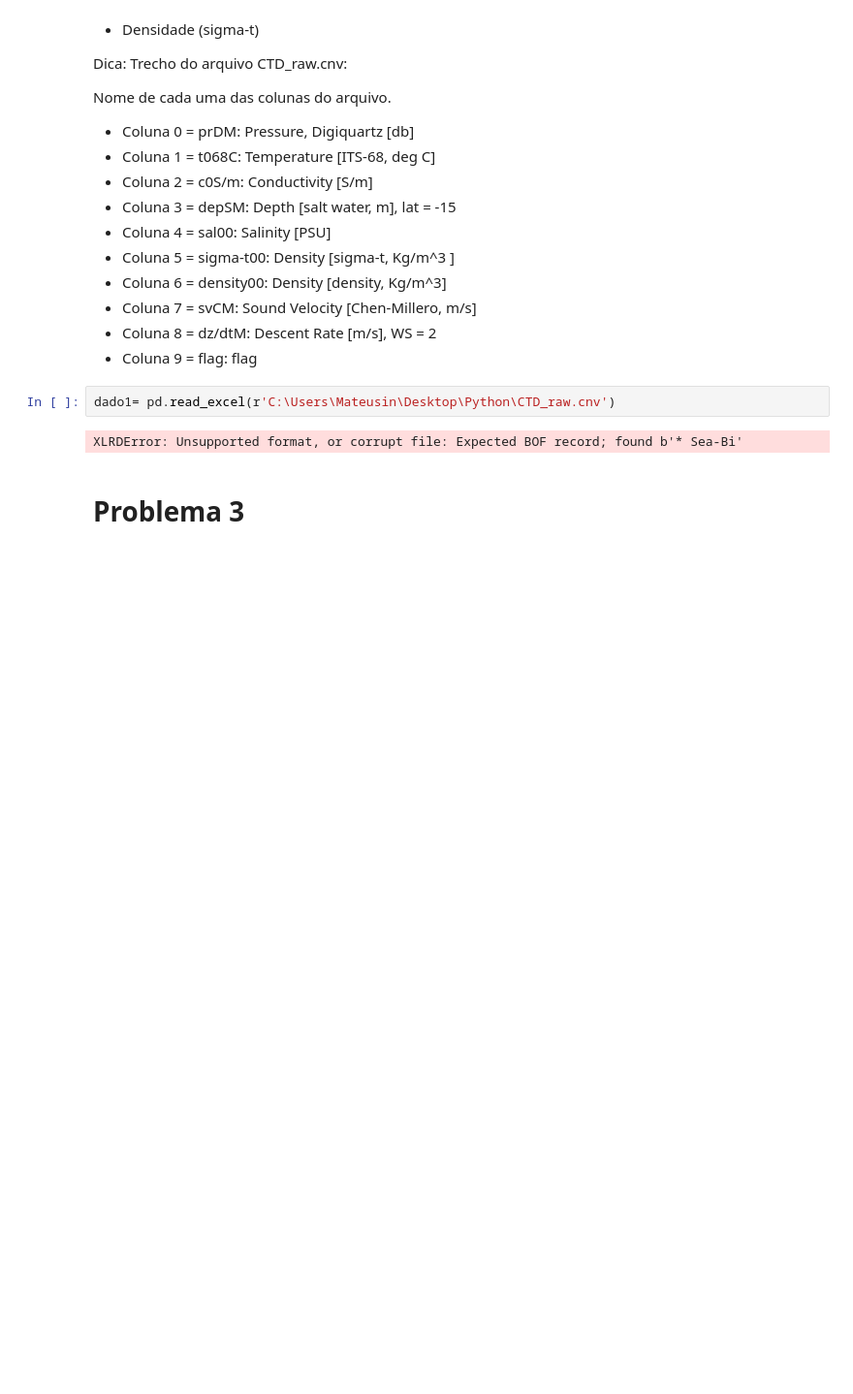
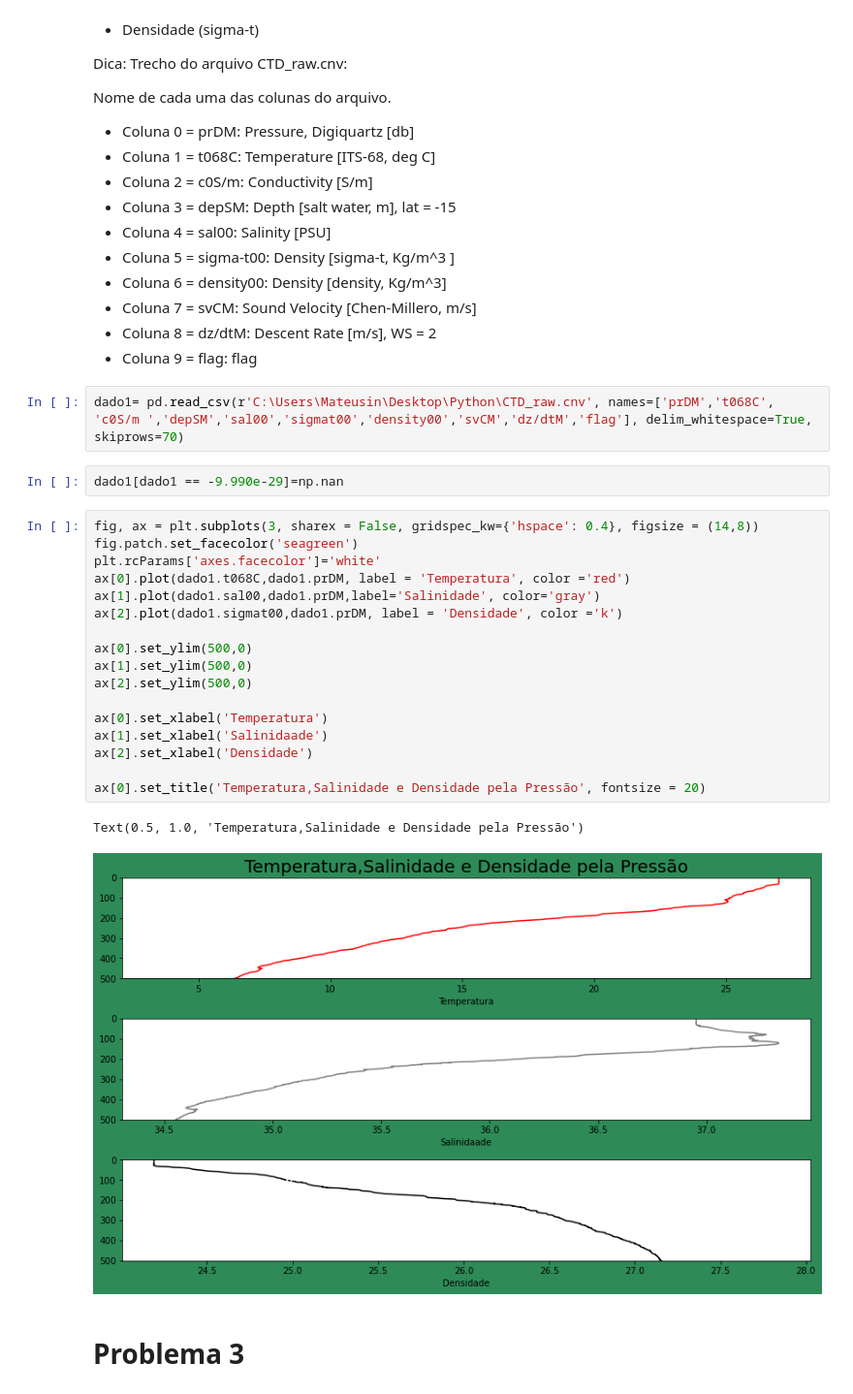
Before and after one commit to mateusenviromentscientist/Python_Lessons, a Jupyter notebook: ADADOS-AP1_F.ipynb, the cells around one changed output. Shown at 97% size. Drawn from its saved outputs; the diff is of its cells as text; blank space fills up the shorter version.

```diff
--- a/ADADOS-AP1_F.ipynb
+++ b/ADADOS-AP1_F.ipynb
@@ -81,9 +81,29 @@ Nome de cada uma das colunas do arquivo.
 * Coluna 8 = dz/dtM: Descent Rate [m/s], WS = 2
 * Coluna 9 = flag: flag
 # %%
-dado1= pd.read_excel(r'C:\Users\Mateusin\Desktop\Python\CTD_raw.cnv')
+dado1= pd.read_csv(r'C:\Users\Mateusin\Desktop\Python\CTD_raw.cnv', names=['prDM','t068C', 'c0S/m ','depSM','sal00','sigmat00','density00','svCM','dz/dtM','flag'], delim_whitespace=True, skiprows=70)
-# %% [output]
-XLRDError: Unsupported format, or corrupt file: Expected BOF record; found b'* Sea-Bi'
+# %%
+dado1[dado1 == -9.990e-29]=np.nan
+# %%
+fig, ax = plt.subplots(3, sharex = False, gridspec_kw={'hspace': 0.4}, figsize = (14,8))
+fig.patch.set_facecolor('seagreen')
+plt.rcParams['axes.facecolor']='white'
+ax[0].plot(dado1.t068C,dado1.prDM, label = 'Temperatura', color ='red')
+ax[1].plot(dado1.sal00,dado1.prDM,label='Salinidade', color='gray')
+ax[2].plot(dado1.sigmat00,dado1.prDM, label = 'Densidade', color ='k')
+
+ax[0].set_ylim(500,0)
+ax[1].set_ylim(500,0)
+ax[2].set_ylim(500,0)
+
+ax[0].set_xlabel('Temperatura')
+ax[1].set_xlabel('Salinidaade')
+ax[2].set_xlabel('Densidade')
+
+ax[0].set_title('Temperatura,Salinidade e Densidade pela Pressão', fontsize = 20)
+# %% [output]
+Text(0.5, 1.0, 'Temperatura,Salinidade e Densidade pela Pressão')
+[figure, added]
 # %% [markdown]
 # Problema 3
 # %% [markdown]
```
Also changed, not shown: parts of 18 cells of this notebook.
